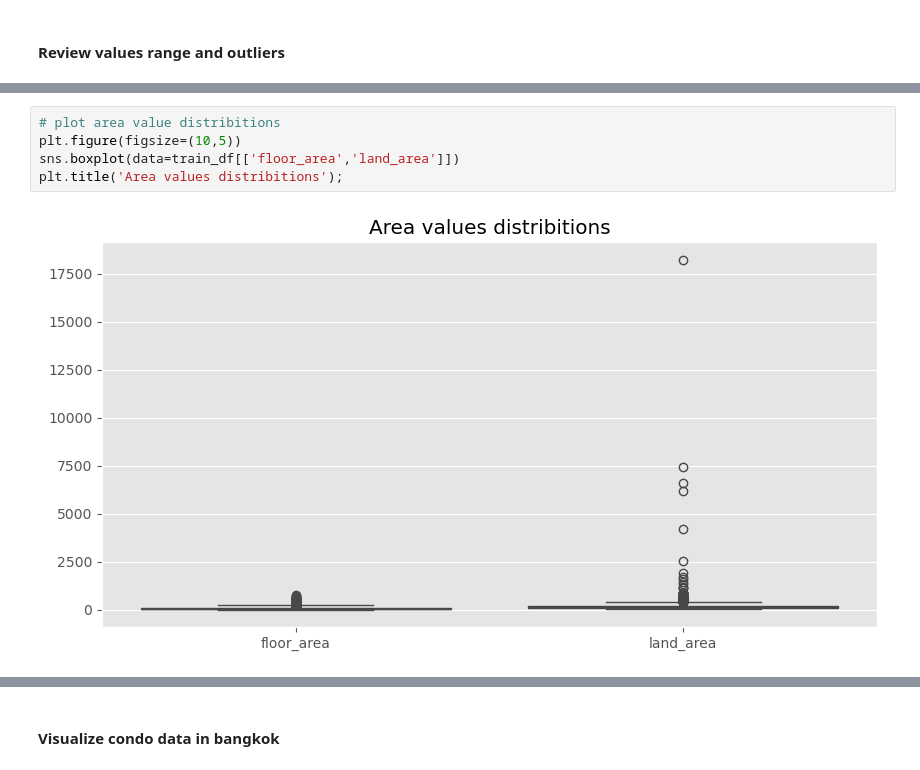
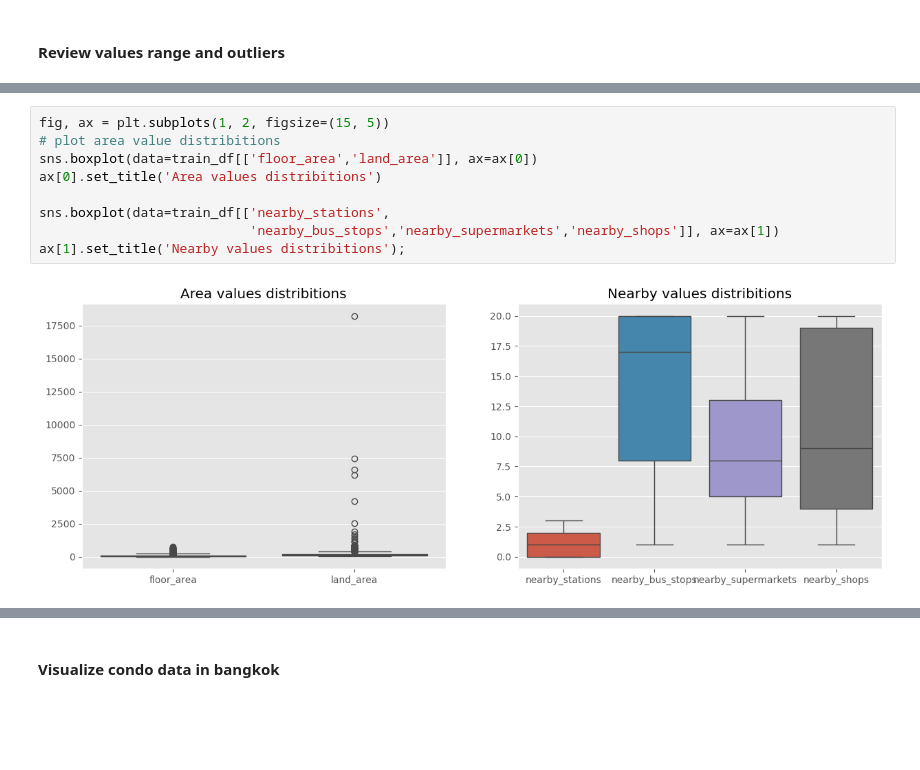
Before and after one commit to utthawit/project_2, a Jupyter notebook: code/02_EDA.ipynb, the cells around one changed output, grey strips where cells are left out. Cells and saved outputs as stored; diff of their text form; blank space fills up the shorter version.

```diff
--- a/code/02_EDA.ipynb
+++ b/code/02_EDA.ipynb
@@ -115,7 +92,11 @@ plt.title('Year built distribitions');
 # %%
+fig, ax = plt.subplots(1, 2, figsize=(15, 5))
 # plot area value distribitions
-plt.figure(figsize=(10,5))
-sns.boxplot(data=train_df[['floor_area','land_area']])
-plt.title('Area values distribitions');
+sns.boxplot(data=train_df[['floor_area','land_area']], ax=ax[0])
+ax[0].set_title('Area values distribitions')
+
+sns.boxplot(data=train_df[['nearby_stations',
+                           'nearby_bus_stops','nearby_supermarkets','nearby_shops']], ax=ax[1])
+ax[1].set_title('Nearby values distribitions');
 # %% [output]
-[figure, old version]
+[figure, new version]
```
Also changed, not shown: parts of 27 cells of this notebook, 10 other files.
